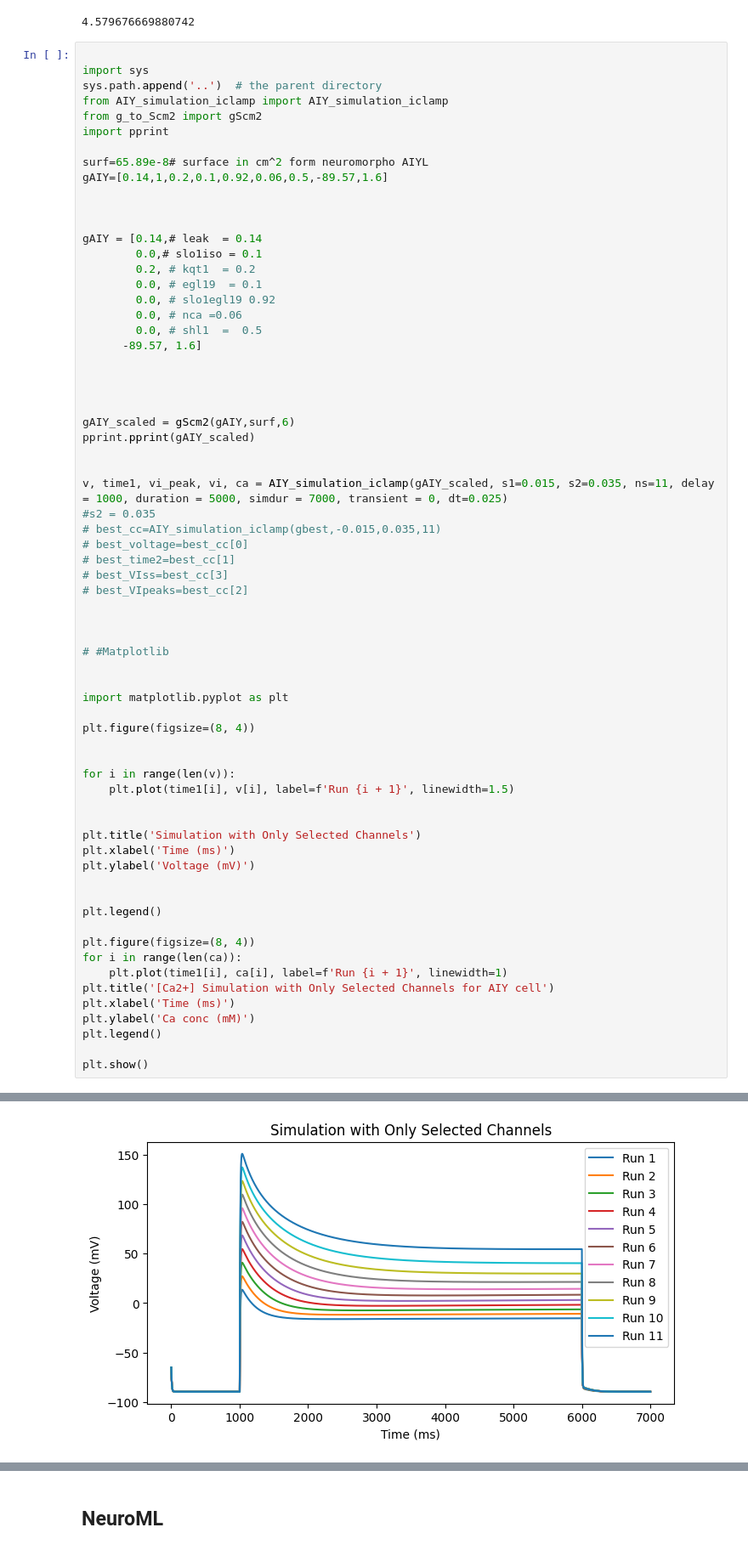
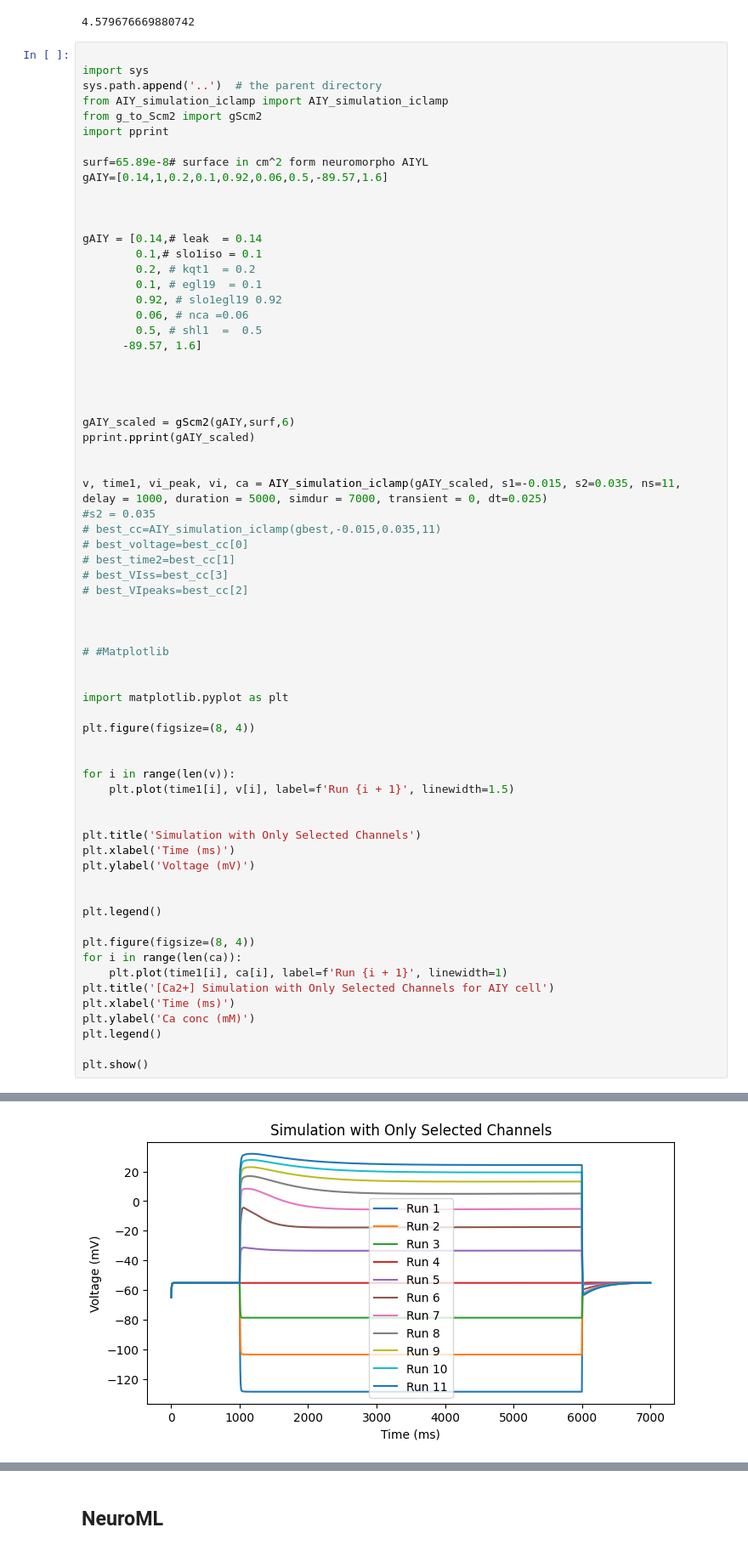
Before and after one commit to openworm/NicolettiEtAl2024_MN_IN, a Jupyter notebook: NeuroML/AIY_comparison.ipynb, the cells around one changed output, grey strips where cells are left out. Shown: that part at 85% size. Saved outputs shown, nothing was run; the diff lists cells and outputs as text.

```diff
--- a/NeuroML/AIY_comparison.ipynb
+++ b/NeuroML/AIY_comparison.ipynb
@@ -24,12 +24,12 @@ gAIY=[0.14,1,0.2,0.1,0.92,0.06,0.5,-89.57,1.6]
 
 
 gAIY = [0.14,# leak  = 0.14
-        0.0,# slo1iso = 0.1
+        0.1,# slo1iso = 0.1
         0.2, # kqt1  = 0.2
-        0.0, # egl19  = 0.1
-        0.0, # slo1egl19 0.92
-        0.0, # nca =0.06
-        0.0, # shl1  =  0.5
+        0.1, # egl19  = 0.1
+        0.92, # slo1egl19 0.92
+        0.06, # nca =0.06
+        0.5, # shl1  =  0.5
       -89.57, 1.6]
 
 
@@ -39,7 +39,7 @@ gAIY_scaled = gScm2(gAIY,surf,6)
 pprint.pprint(gAIY_scaled)
 
 
-v, time1, vi_peak, vi, ca = AIY_simulation_iclamp(gAIY_scaled, s1=0.015, s2=0.035, ns=11, delay = 1000, duration = 5000, simdur = 7000, transient = 0, dt=0.025)
+v, time1, vi_peak, vi, ca = AIY_simulation_iclamp(gAIY_scaled, s1=-0.015, s2=0.035, ns=11, delay = 1000, duration = 5000, simdur = 7000, transient = 0, dt=0.025)
 #s2 = 0.035
 # best_cc=AIY_simulation_iclamp(gbest,-0.015,0.035,11)
 # best_voltage=best_cc[0]
@@ -83,19 +83,19 @@ array([ 2.12475338e-04,  0.00000000e+00,  3.03536197e-04,  0.00000000e+00,
         1.60000000e+00])
 soma { nseg=1  L=4.57968  Ra=100
         /*location 0 attached to cell 0*/
         /* First segment only */
         insert morphology { diam=4.57968}
         insert capacitance { cm=1.6}
 }
 All parameters used in current clamp:
 soma { nseg=1  L=4.57968  Ra=100
         /*location 0 attached to cell 0*/
 ... (11 lines left out)
         insert k_ion { ek=-80}
         insert IClamp { del=1000 dur=5000 amp=10}
 }
         60
-[figure, old version]
+[figure, new version]
 [figure]
 # %% [markdown]
 ## NeuroML
```
Also changed, not shown: parts of 4 cells of this notebook, 4 other files.
